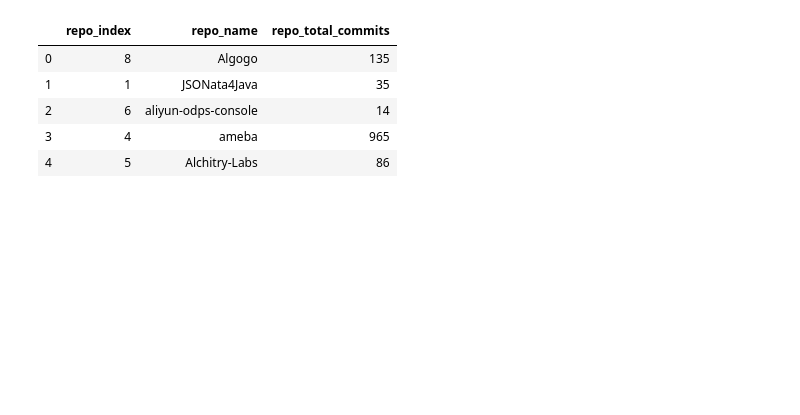
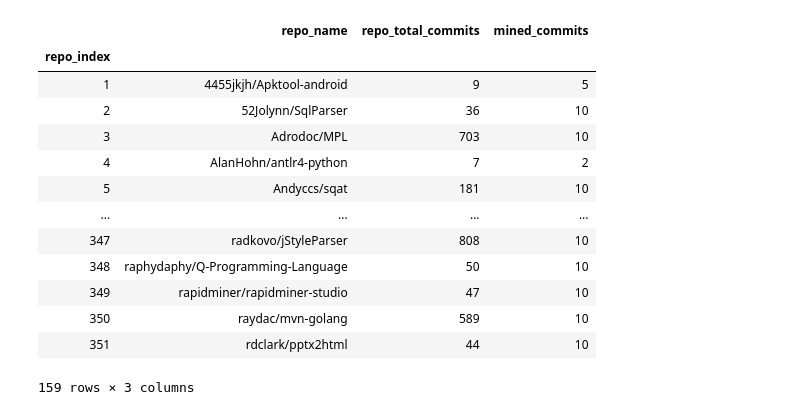
Before and after one commit to praveengadiyaram369/Antlr_Java_Repository_Miner, a Jupyter notebook: AnalyzingCommitHistories.ipynb, the cells around one changed output. Saved outputs shown, nothing was run; the diff lists cells and outputs as text; code cells hidden in the pictures; blank space fills up the shorter version.

```diff
--- a/AnalyzingCommitHistories.ipynb
+++ b/AnalyzingCommitHistories.ipynb
@@ -17,16 +29,26 @@ with open('final_repo_data.json', "r", encoding='utf-8', errors='ignore') as inf
     repo_commit_data_list = []
     json_object_list = json.load(infile, strict=False)
     for repo in json_object_list:
-        repo_info_list.append((repo['_repo_id'], repo['_repo_name'], repo['_total_commits']))
+        repo_info_list.append((repo['_repo_id'], repo['_repo_name'], repo['_total_commits'], len(repo['_commit_history'])))
         for commit in repo['_commit_history']:
             repo_commit_data_list.append(get_commit_compleity_data(repo['_repo_id'], commit))
 # %%
-repo_info_df = pd.DataFrame(repo_info_list, columns=['repo_index', 'repo_name', 'repo_total_commits'])
-repo_info_df.head()
+repo_info_df = pd.DataFrame(repo_info_list, columns=['repo_index', 'repo_name', 'repo_total_commits', 'mined_commits'])
+repo_info_df.set_index('repo_index', inplace=True)
+repo_info_df.sort_values('repo_index', ascending=True, inplace=True)
+repo_info_df
 # %% [output]
-|  | repo_index | repo_name | repo_total_commits |
-| 0 | 8 | Algogo | 135 |
-| 1 | 1 | JSONata4Java | 35 |
-| 2 | 6 | aliyun-odps-console | 14 |
-| 3 | 4 | ameba | 965 |
-| 4 | 5 | Alchitry-Labs | 86 |
+|  | repo_name | repo_total_commits | mined_commits |
+| repo_index |  |  |  |
+| 1 | 4455jkjh/Apktool-android | 9 | 5 |
+| 2 | 52Jolynn/SqlParser | 36 | 10 |
+| 3 | Adrodoc/MPL | 703 | 10 |
+| 4 | AlanHohn/antlr4-python | 7 | 2 |
+| 5 | Andyccs/sqat | 181 | 10 |
+| ... | ... | ... | ... |
+| 347 | radkovo/jStyleParser | 808 | 10 |
+| 348 | raphydaphy/Q-Programming-Language | 50 | 10 |
+| 349 | rapidminer/rapidminer-studio | 47 | 10 |
+| 350 | raydac/mvn-golang | 589 | 10 |
+| 351 | rdclark/pptx2html | 44 | 10 |
+159 rows × 3 columns
```
Also changed, not shown: parts of 11 cells of this notebook, 6 other files.
